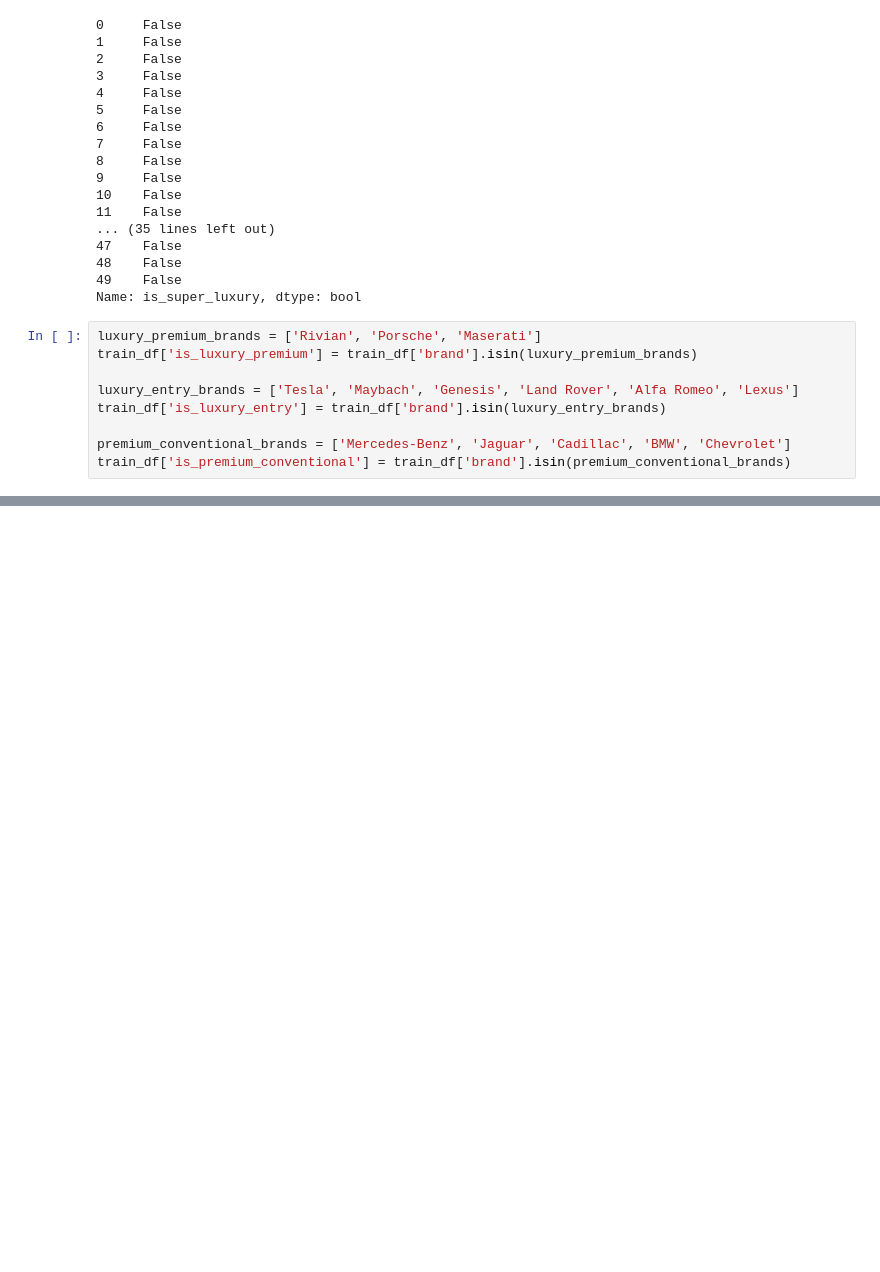
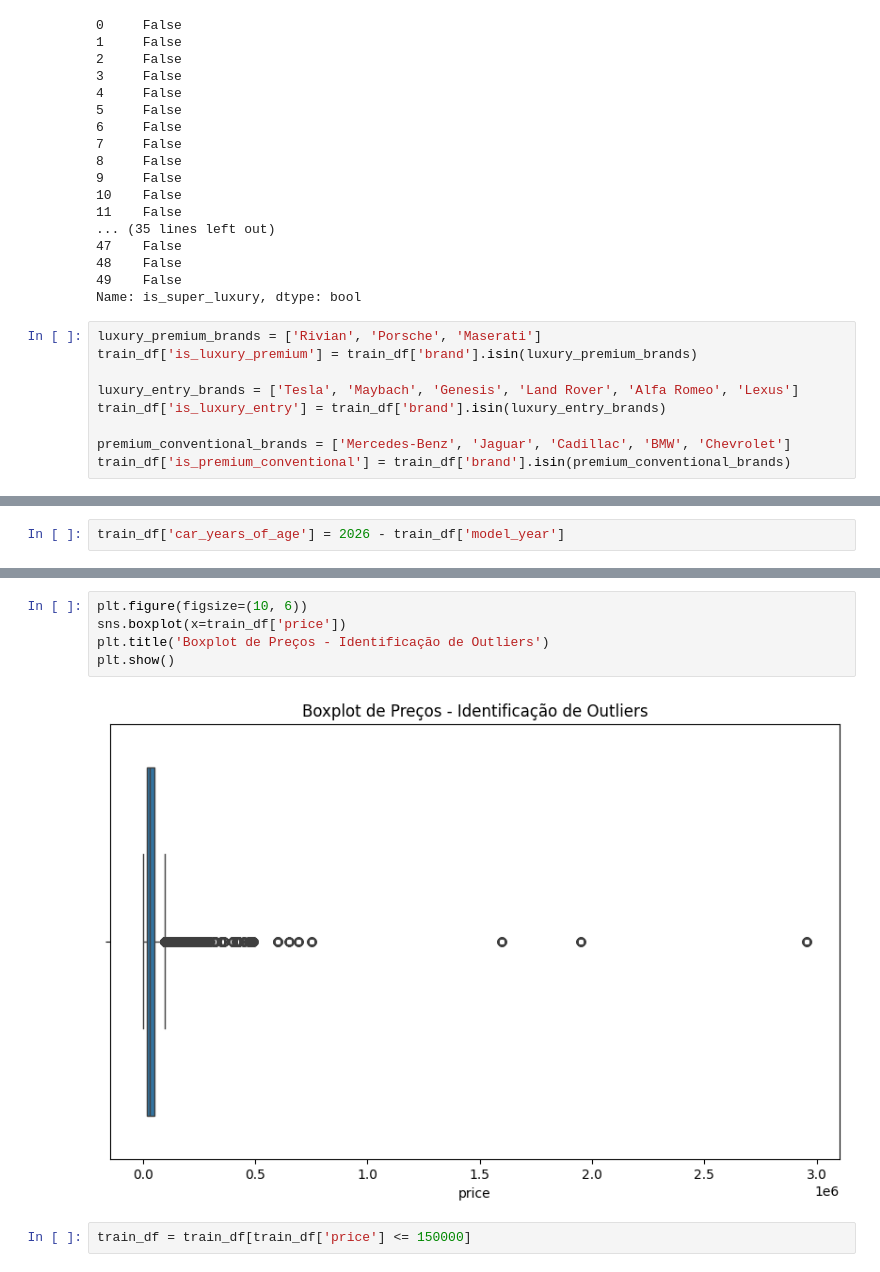
Before and after one commit to jpmamededs/KaggleCarPricesRegression, a Jupyter notebook: carPricesNotebook.ipynb, the cells around one changed output, grey strips where cells are left out. Saved outputs shown, nothing was run; the diff lists cells and outputs as text; blank space fills up the shorter version.

```diff
--- a/carPricesNotebook.ipynb
+++ b/carPricesNotebook.ipynb
@@ -158,0 +143,2 @@ train_df.head(10)
+# %%
+train_df['car_years_of_age'] = 2026 - train_df['model_year']
@@ -158,0 +161,9 @@ train_df.head(10)
+# %%
+plt.figure(figsize=(10, 6))
+sns.boxplot(x=train_df['price'])
+plt.title('Boxplot de Preços - Identificação de Outliers')
+plt.show()
+# %% [output]
+[figure, added]
+# %%
+train_df = train_df[train_df['price'] <= 150000]
```
Also changed, not shown: parts of 6 cells of this notebook.
